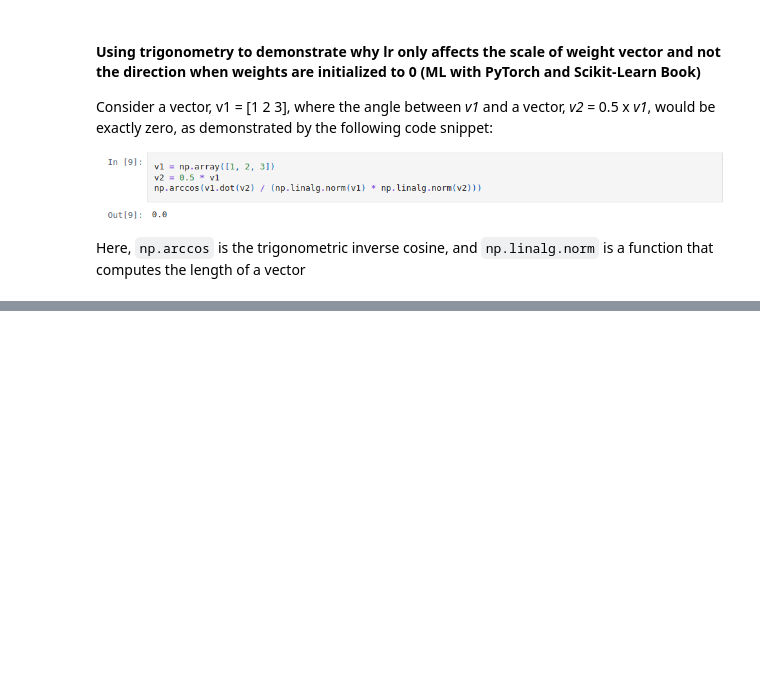
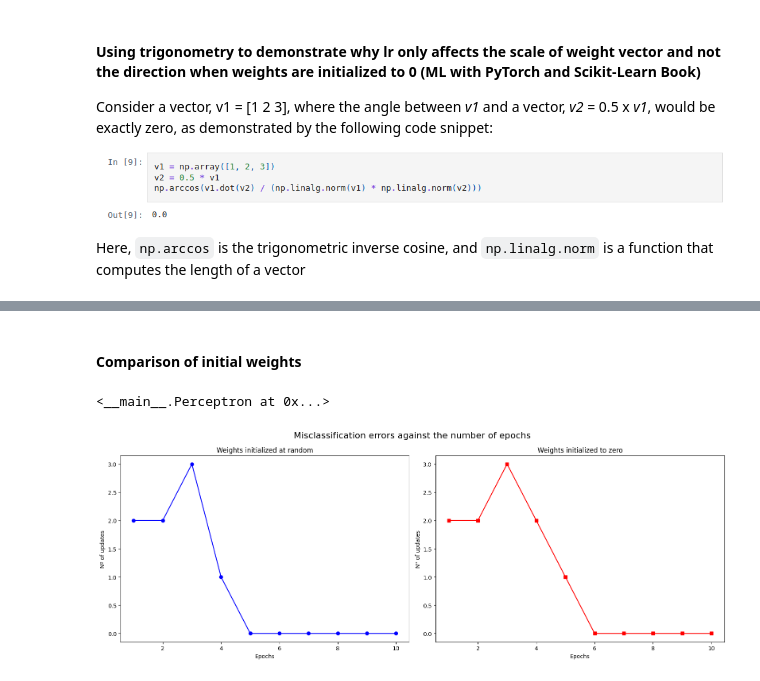
Before and after one commit to alvarooooooo/Machine-Learning-with-PyTorch-and-Scikit-Learn, a Jupyter notebook: Chapter-02/Training-Simple-Machine-Learning-Algorithms-for-Classification.ipynb, the cells around one changed output, grey strips where cells are left out. Saved outputs shown, nothing was run; the diff lists cells and outputs as text; code cells hidden in the pictures; blank space fills up the shorter version.

```diff
--- a/Chapter-02/Training-Simple-Machine-Learning-Algorithms-for-Classification.ipynb
+++ b/Chapter-02/Training-Simple-Machine-Learning-Algorithms-for-Classification.ipynb
@@ -211,0 +367,27 @@ Here, `np.arccos` is the trigonometric inverse cosine, and `np.linalg.norm` is a
+# %% [markdown]
+#### Comparison of initial weights
+# %%
+ppn_2 = Perceptron(lr=0.1, n_iter=10)
+ppn_2.fit_initial_weights_to_zero(X, y)
+# %% [output]
+<__main__.Perceptron at 0x...>
+# %%
+fig, (ax1, ax2) = plt.subplots(nrows=1, ncols=2, figsize=(16, 6))
+
+# Plot first subplot
+ax1.plot(range(1, len(ppn.errors_) + 1), ppn.errors_, marker="o", c="blue")
+ax1.set_xlabel("Epochs")
+ax1.set_ylabel("Nº of updates")
+ax1.set_title("Weights initialized at random")
+
+# Plot second subplot
+ax2.plot(range(1, len(ppn_2.errors_) + 1), ppn_2.errors_, marker="s", c="red")
+ax2.set_xlabel("Epochs")
+ax2.set_ylabel("Nº of updates")
+ax2.set_title("Weights initialized to zero")
+
+fig.suptitle("Misclassification errors against the number of epochs", fontsize=16)
+plt.tight_layout()
+plt.show()
+# %% [output]
+[figure, added]
```
Also changed, not shown: parts of 21 cells of this notebook.
